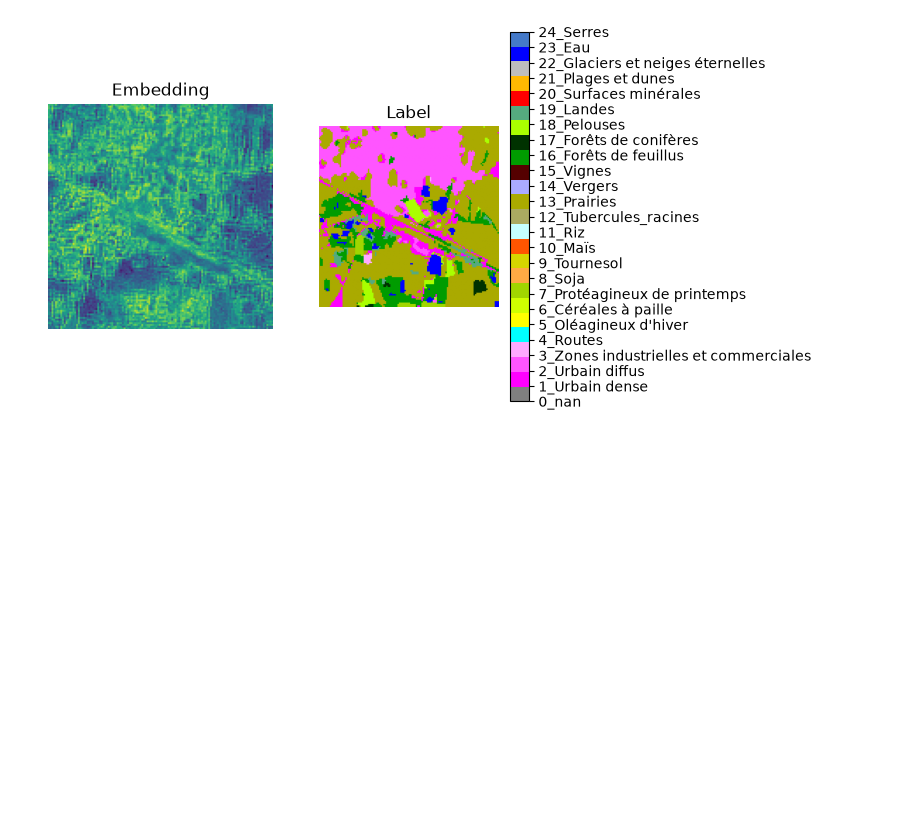
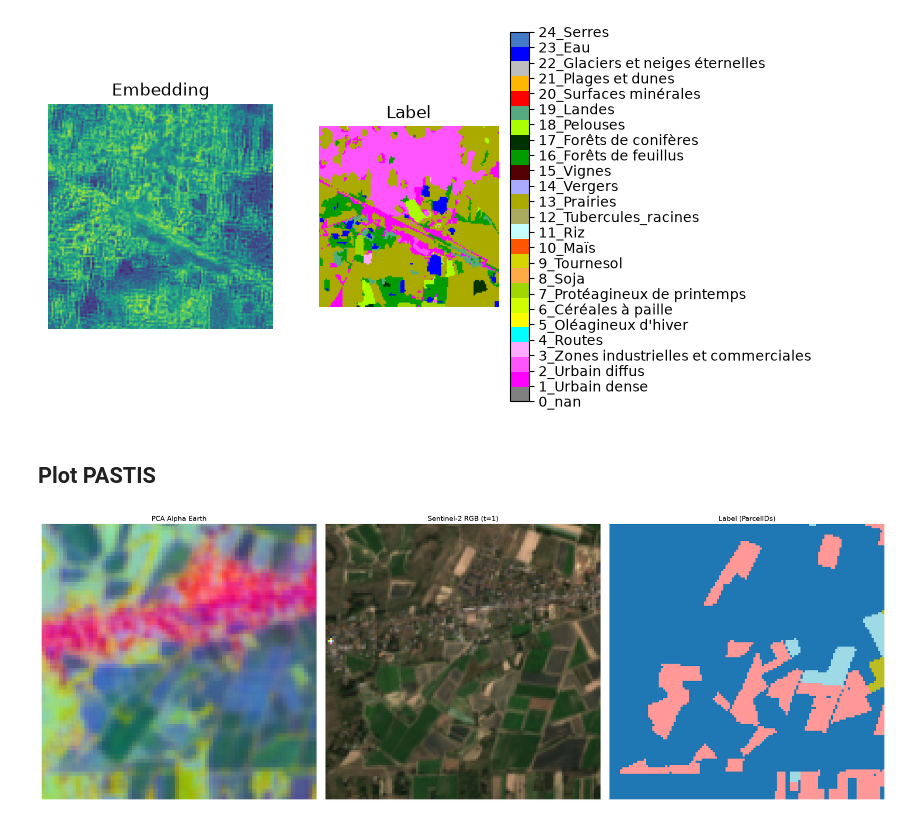
Before and after one commit to hugokerino/next_oso, a Jupyter notebook: download_embeddings/plot_embedding.ipynb, the cells around one changed output. Saved outputs shown, nothing was run; the diff lists cells and outputs as text; code cells hidden in the pictures; blank space fills up the shorter version.

Commit message:
Add download alpha earth for pastis

```diff
--- a/download_embeddings/plot_embedding.ipynb
+++ b/download_embeddings/plot_embedding.ipynb
@@ -146,3 +146,48 @@ axs[1].axis("off")
 # %% [output]
 (np.float64(-0.5), np.float64(127.5), np.float64(127.5), np.float64(-0.5))
 [figure]
+# %% [markdown]
+## Plot PASTIS
+# %%
+# Charger le label et S2
+PATH_PASTIS = "/home/hkerino/Documents/PASTIS"
+id = "10004"
+ae = np.load(f"{PATH_PASTIS}/ALPHA_EARTH_npy/alpha_earth_{id}.npy")
+label = np.load(f"{PATH_PASTIS}/ANNOTATIONS/ParcelIDs_{id}.npy")
+s2 = np.load(f"{PATH_PASTIS}/DATA_S2/S2_{id}.npy")
+
+# pca
+X = ae.reshape(64, -1).T
+pca = PCA(n_components=3)
+rgb = pca.fit_transform(X)
+rgb = rgb.reshape(128, 128, 3)
+img_alpha_earth = (rgb - rgb.min()) / (rgb.max() - rgb.min())
+
+# Sélectionner un timestep et extraire les 3 bandes RGB
+# S2 shape: (T, C, H, W) - sélectionner t=0 et bandes RGB [2, 1, 0] (Red, Green, Blue)
+t = 1
+s2_rgb = s2[t, [2, 1, 0], :, :].transpose(1, 2, 0)  # (H, W, 3)
+
+# Normaliser S2 entre 0 et 1
+s2_rgb = np.clip(s2_rgb / 3000, 0, 1)  # Sentinel-2 a des valeurs jusqu'à ~3000
+
+
+# Plotter PCA RGB, S2 RGB et label
+fig, axes = plt.subplots(1, 3, figsize=(24, 8))
+
+axes[0].imshow(img_alpha_earth)
+axes[0].set_title("PCA Alpha Earth", fontsize=14)
+axes[0].axis("off")
+
+axes[1].imshow(s2_rgb)
+axes[1].set_title(f"Sentinel-2 RGB (t={t})", fontsize=14)
+axes[1].axis("off")
+
+axes[2].imshow(label, cmap="tab20")
+axes[2].set_title("Label (ParcelIDs)", fontsize=14)
+axes[2].axis("off")
+
+plt.tight_layout()
+plt.show()
+# %% [output]
+[figure, added]
```
Also changed, not shown: 5 other files.
